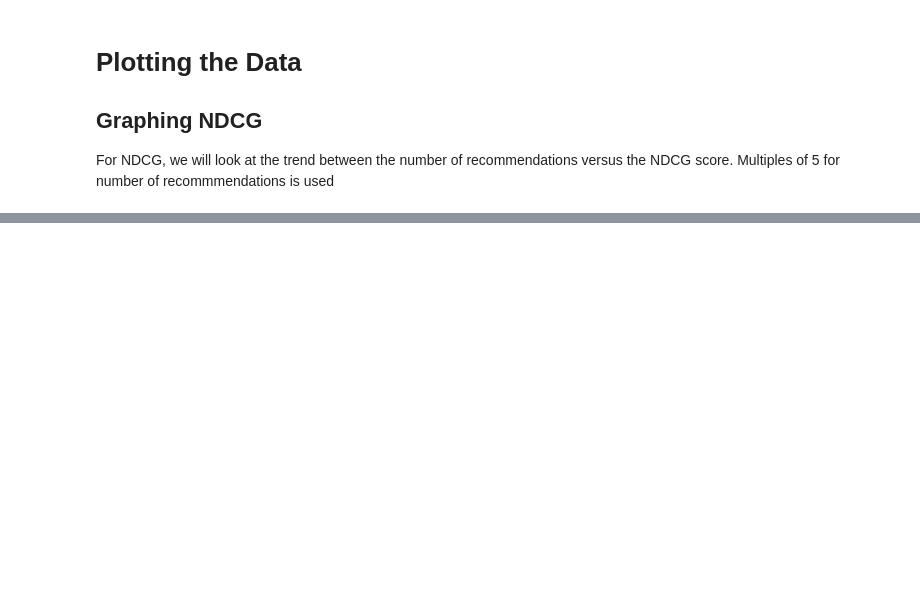
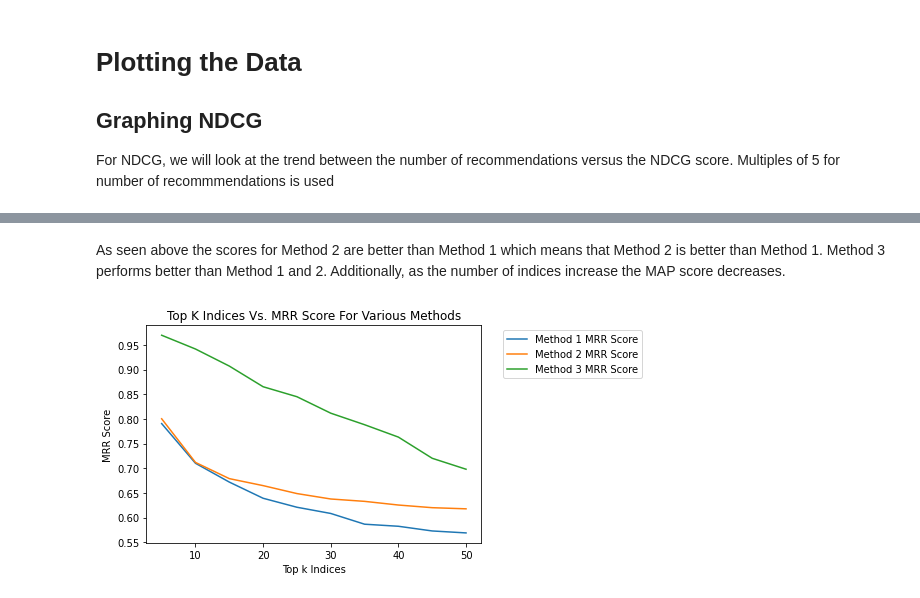
Before and after one commit to YeshaP/ENSF544_Proj2, a Jupyter notebook: Project2-1.ipynb, the cells around one changed output, grey strips where cells are left out. Saved outputs shown, nothing was run; the diff lists cells and outputs as text; code cells hidden in the pictures; blank space fills up the shorter version.

```diff
--- a/Project2-1.ipynb
+++ b/Project2-1.ipynb
@@ -487,0 +552,19 @@ display(allProjectTop50Indexes)
+# %% [markdown]
+As seen above the scores for Method 2 are better than Method 1 which means that Method 2 is better than Method 1. Method 3 performs better than Method 1 and 2. Additionally, as the number of indices increase the MAP score decreases.
+# %%
+mrrMethod1 = allProjectTop50Indexes.iloc[3]
+mrrMethod2 = allProjectTop50Indexes.iloc[4]
+mrrMethod3 = allProjectTop50Indexes.iloc[5]
+xLabels = [5,10,15,20,25,30,35,40,45,50]
+
+fig, ax = plt.subplots()
+plt.plot(xLabels, mrrMethod1, label = "Method 1 MRR Score")
+plt.plot(xLabels, mrrMethod2, label = "Method 2 MRR Score")
+plt.plot(xLabels, mrrMethod3, label = "Method 3 MRR Score")
+plt.legend(bbox_to_anchor=(1.05, 1), loc='upper left')
+plt.title("Top K Indices Vs. MRR Score For Various Methods")
+plt.ylabel("MRR Score")
+plt.xlabel("Top k Indices")
+plt.show()
+# %% [output]
+[figure, added]
```
Also changed, not shown: parts of 17 cells of this notebook.
